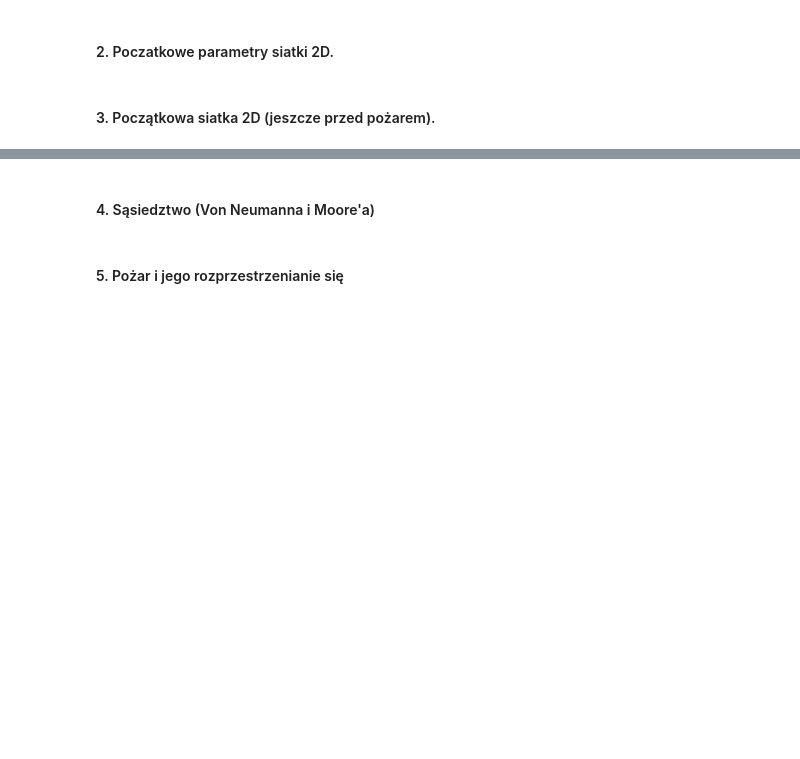
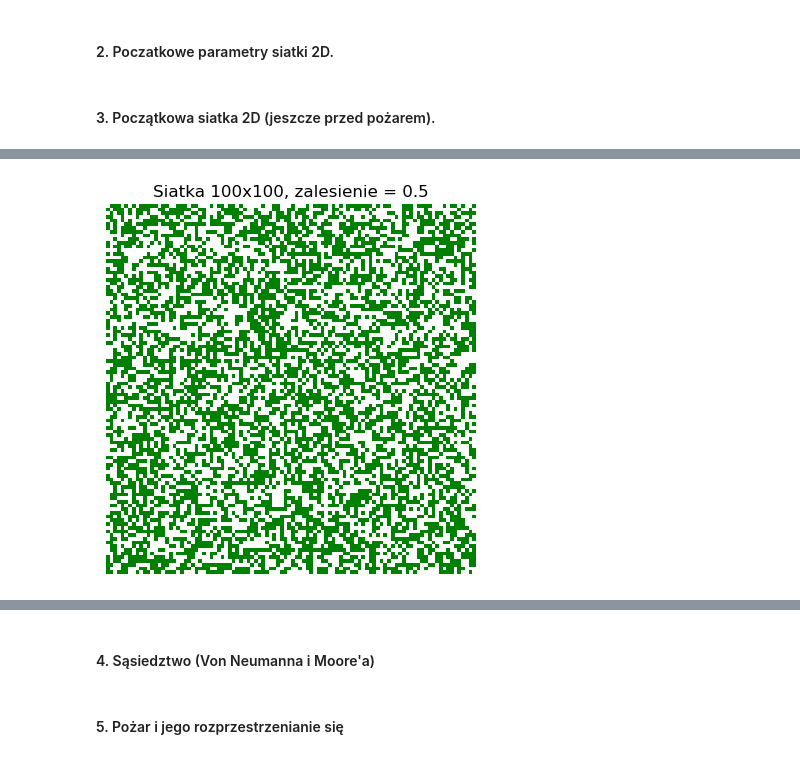
Before and after one commit to JKrempinska/fire-spread-percolation, a Jupyter notebook: fire.ipynb, the cells around one changed output, grey strips where cells are left out. Saved outputs shown, nothing was run; the diff lists cells and outputs as text; code cells hidden in the pictures; blank space fills up the shorter version.

```diff
--- a/fire.ipynb
+++ b/fire.ipynb
@@ -44,0 +56,11 @@ plt.show()
+# %%
+size = 100  # Rozmiar siatki
+p_tree = 0.5  # Prawdopodobieństwo początkowego istnienia drzewa / zalesienie
+
+grid = forest_grid(size, p_tree)
+plt.imshow(grid, cmap=cmap, vmin=0, vmax=3)
+plt.axis('off')
+plt.title(f'Siatka {size}x{size}, zalesienie = {p_tree}')
+plt.show()
+# %% [output]
+[figure, added]
```
Also changed, not shown: parts of 15 cells of this notebook, 12 other files.
